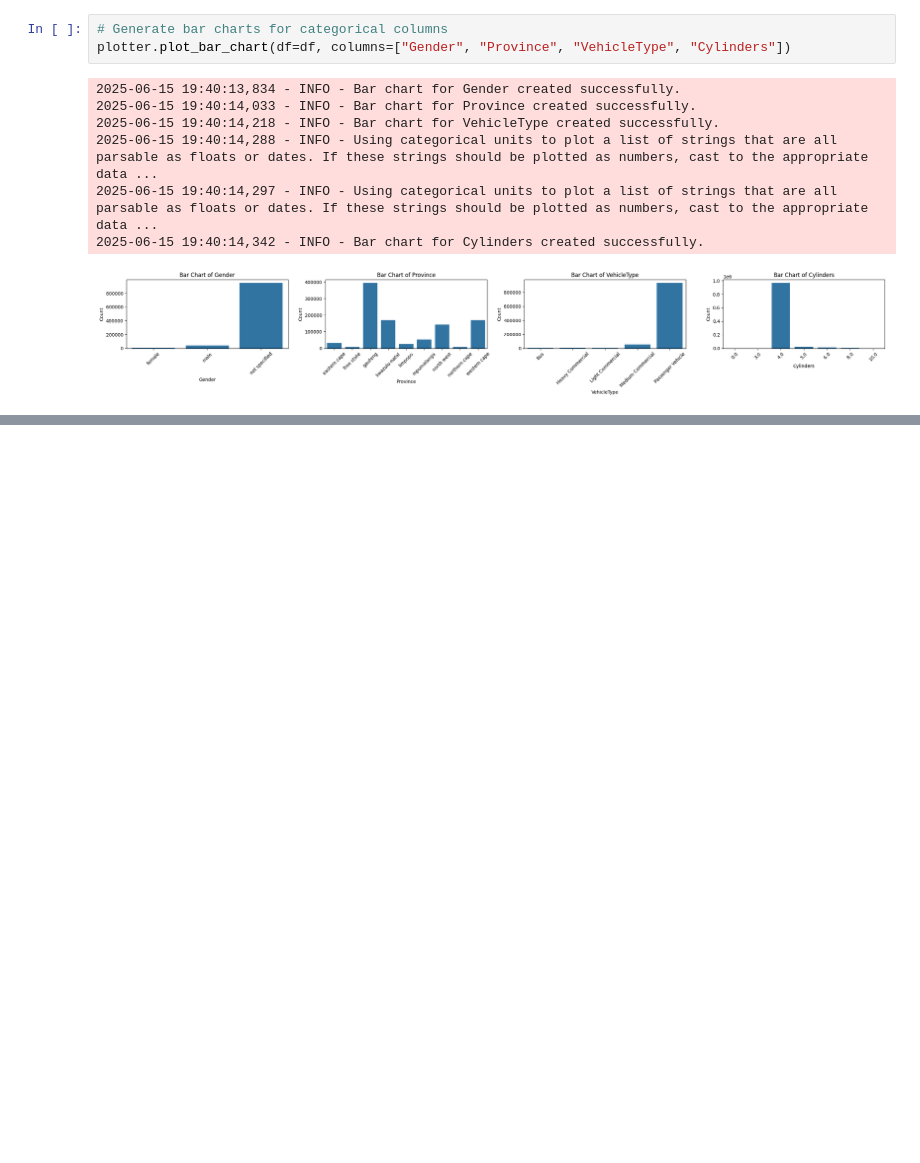
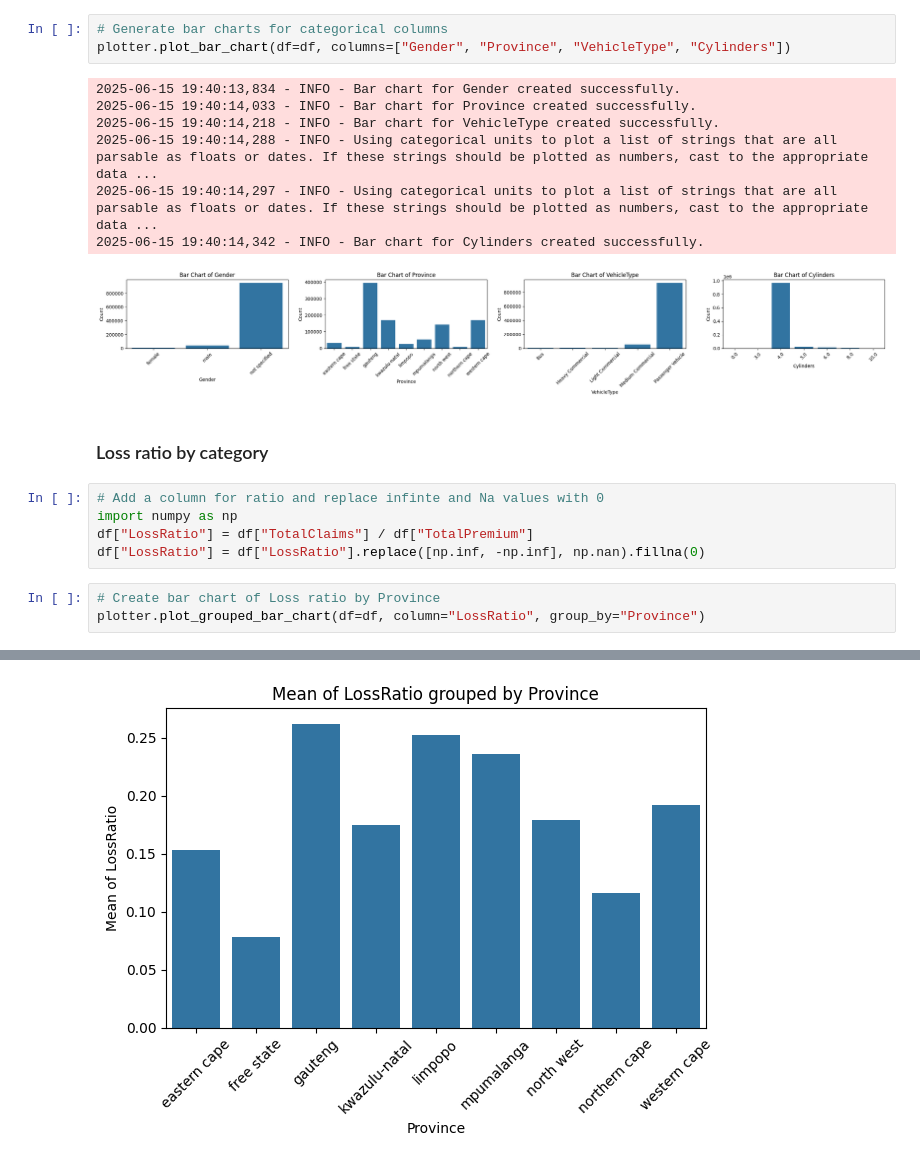
Before and after one commit to Ty-Miki/Insurance-risk-analysis, a Jupyter notebook: notebooks/EDA.ipynb, the cells around one changed output, grey strips where cells are left out. Saved outputs shown, nothing was run; the diff lists cells and outputs as text; blank space fills up the shorter version.

Commit message:
Performed loss ratio analysis by province, gender and vehicle type

```diff
--- a/notebooks/EDA.ipynb
+++ b/notebooks/EDA.ipynb
@@ -133,3 +131,14 @@ plotter.plot_bar_chart(df=df, columns=["Gender", "Province", "VehicleType", "Cyl
 2025-06-15 19:40:14,297 - INFO - Using categorical units to plot a list of strings that are all parsable as floats or dates. If these strings should be plotted as numbers, cast to the appropriate data ...
 2025-06-15 19:40:14,342 - INFO - Bar chart for Cylinders created successfully.
 [figure]
+# %% [markdown]
+### Loss ratio by category
+# %%
+# Add a column for ratio and replace infinte and Na values with 0
+import numpy as np
+df["LossRatio"] = df["TotalClaims"] / df["TotalPremium"]
+df["LossRatio"] = df["LossRatio"].replace([np.inf, -np.inf], np.nan).fillna(0)
+# %%
+# Create bar chart of Loss ratio by Province
+plotter.plot_grouped_bar_chart(df=df, column="LossRatio", group_by="Province")
+# %% [output]
@@ -135,0 +146 @@ plotter.plot_bar_chart(df=df, columns=["Gender", "Province", "VehicleType", "Cyl
+[figure, added]
```
Also changed, not shown: parts of 6 cells of this notebook, 1 other file.
